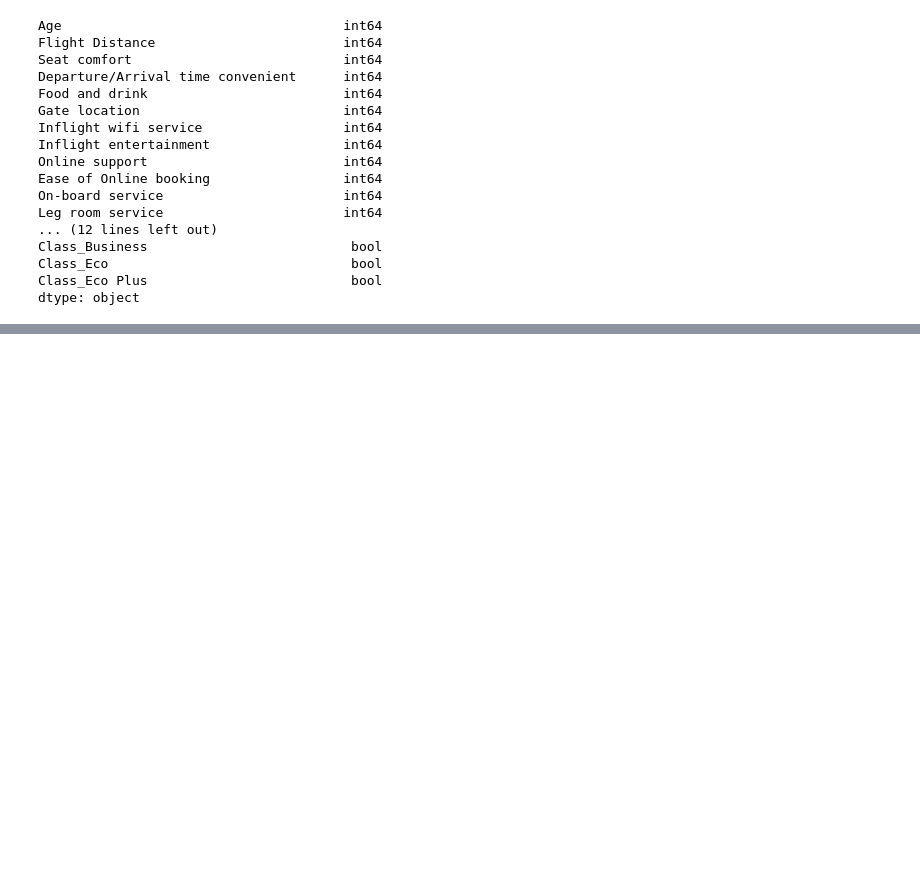
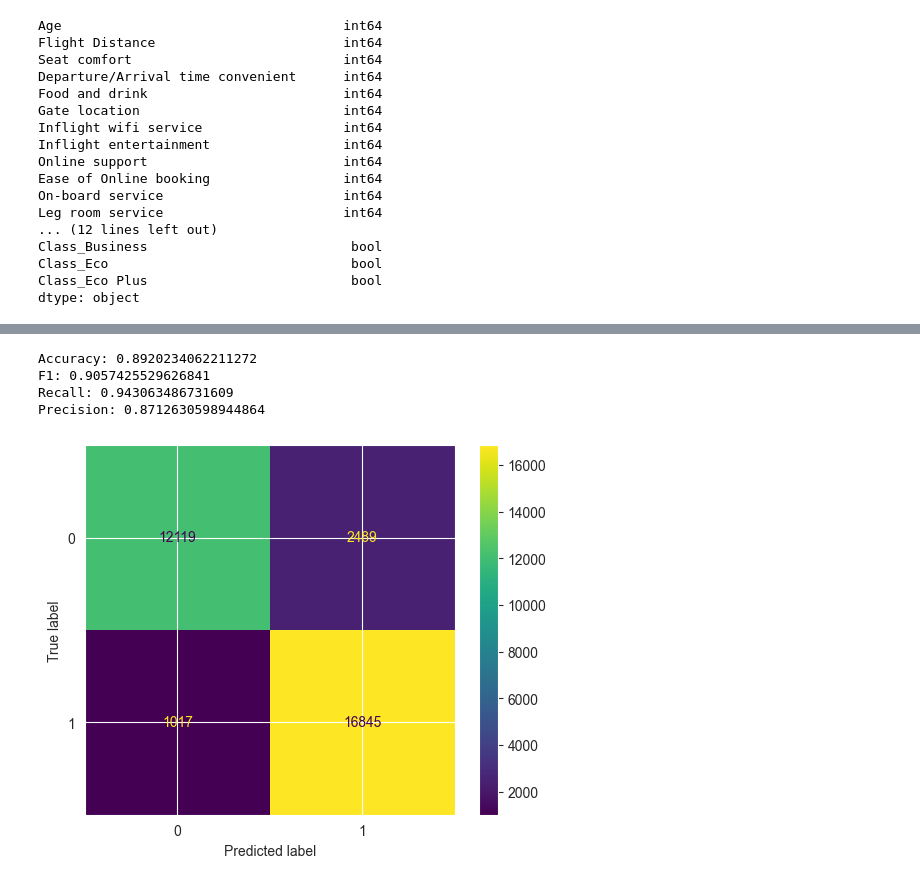
Before and after one commit to yildizramazan/fundamentals-of-machine-learning, a Jupyter notebook: module-3/xgboost-2.ipynb, the cells around one changed output, grey strips where cells are left out. Cells and saved outputs as stored; diff of their text form; code cells hidden in the pictures; blank space fills up the shorter version.

```diff
--- a/module-3/xgboost-2.ipynb
+++ b/module-3/xgboost-2.ipynb
@@ -117,4 +117,27 @@ with open(path + 'xgb_cv_model-2.pickle', 'wb') as to_write:
 with open(path+'xgb_cv_model-2.pickle', 'rb') as to_read:
     xgb_cv = pickle.load(to_read)
 # %%
-xgb_cv.
+y_pred = xgb_cv.predict(X_test)
+# %%
+accuracy = accuracy_score(y_test, y_pred)
+f1 = f1_score(y_test, y_pred)
+recall = recall_score(y_test, y_pred)
+precision = precision_score(y_test, y_pred)
+
+print("Accuracy:", accuracy)
+print("F1:", f1)
+print("Recall:", recall)
+print("Precision:", precision)
+# %% [output]
+Accuracy: 0.8920234062211272
+F1: 0.9057425529626841
+Recall: 0.943063486731609
+Precision: 0.8712630598944864
+# %%
+cm = confusion_matrix(y_test, y_pred)
+
+disp = ConfusionMatrixDisplay(confusion_matrix=cm, display_labels=xgb_cv.classes_)
+
+disp.plot();
+# %% [output]
+[figure, added]
```
Also changed, not shown: parts of 2 cells of this notebook.
